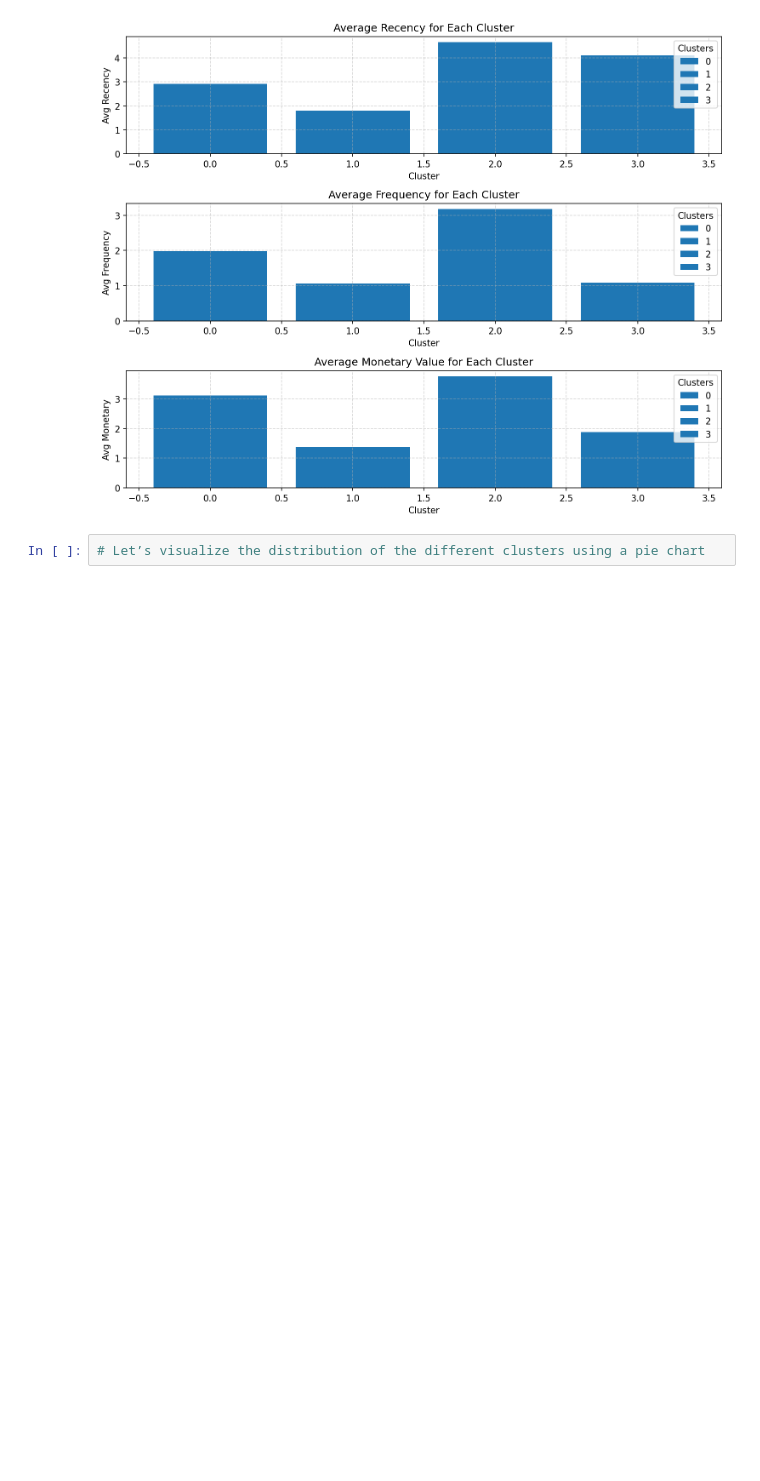
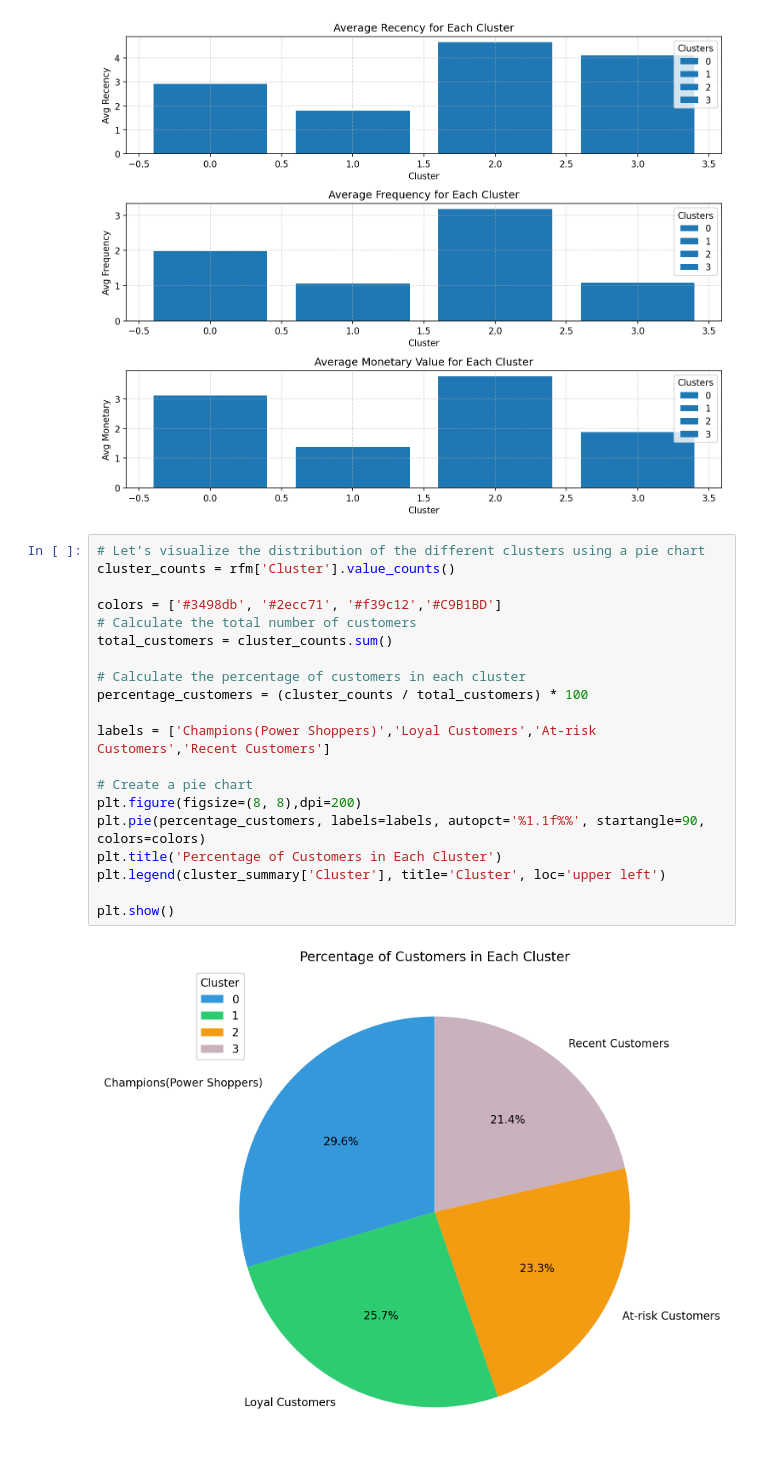
Before and after one commit to JohnKimaiyo/Business-Analyst-Projects, a Jupyter notebook: Python Data Analysis Projects/Customer Behaviour Projects/Customer Segmentaion/Online Retail/Online Retail .ipynb, the cells around one changed output. Drawn from its saved outputs; the diff is of its cells as text; blank space fills up the shorter version.

```diff
--- a/Python Data Analysis Projects/Customer Behaviour Projects/Customer Segmentaion/Online Retail/Online Retail .ipynb
+++ b/Python Data Analysis Projects/Customer Behaviour Projects/Customer Segmentaion/Online Retail/Online Retail .ipynb
@@ -233,5 +233,25 @@ plt.tight_layout()
 plt.show()
 # %% [output]
 [figure]
-# %%
-# Let’s visualize the distribution of the different clusters using a pie chart
+# %%
+# Let’s visualize the distribution of the different clusters using a pie chart
+cluster_counts = rfm['Cluster'].value_counts()
+
+colors = ['#3498db', '#2ecc71', '#f39c12','#C9B1BD']
+# Calculate the total number of customers
+total_customers = cluster_counts.sum()
+
+# Calculate the percentage of customers in each cluster
+percentage_customers = (cluster_counts / total_customers) * 100
+
+labels = ['Champions(Power Shoppers)','Loyal Customers','At-risk Customers','Recent Customers']
+
+# Create a pie chart
+plt.figure(figsize=(8, 8),dpi=200)
+plt.pie(percentage_customers, labels=labels, autopct='%1.1f%%', startangle=90, colors=colors)
+plt.title('Percentage of Customers in Each Cluster')
+plt.legend(cluster_summary['Cluster'], title='Cluster', loc='upper left')
+
+plt.show()
+# %% [output]
+[figure, added]
```
